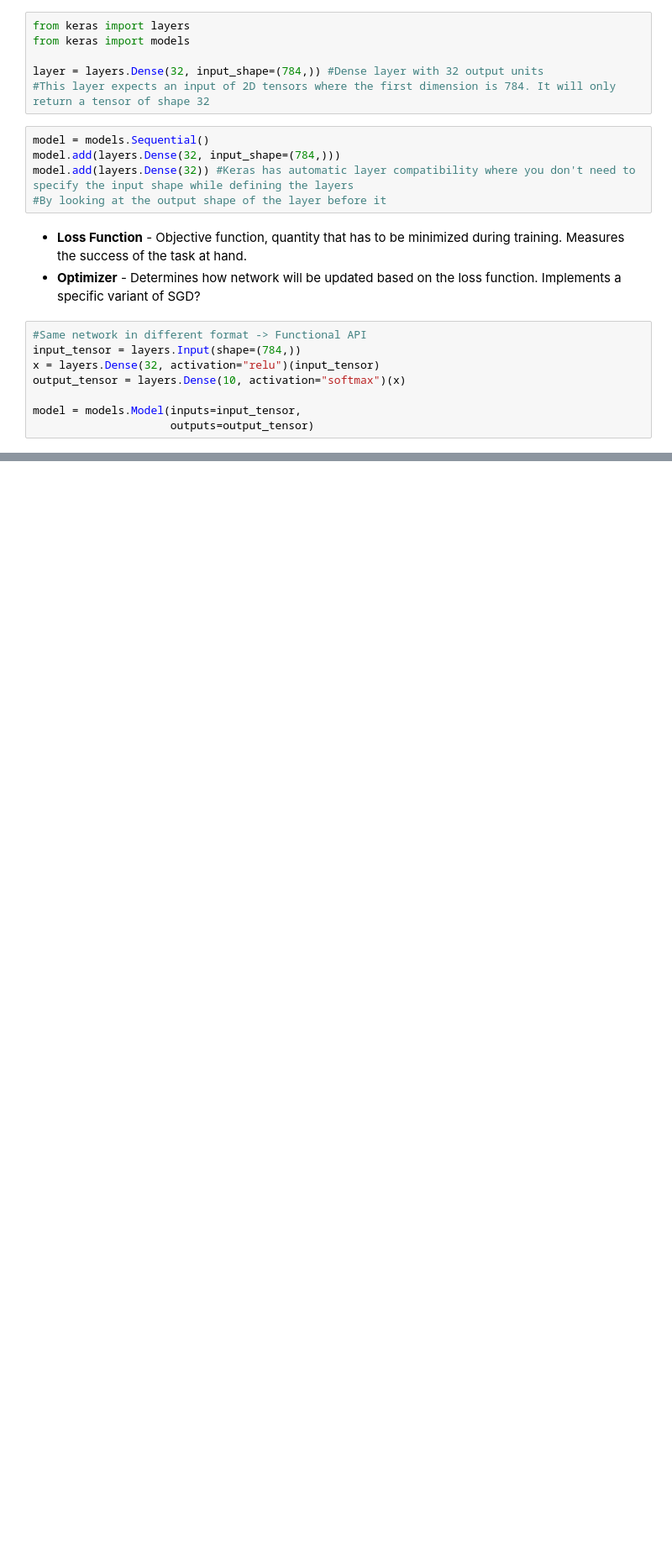
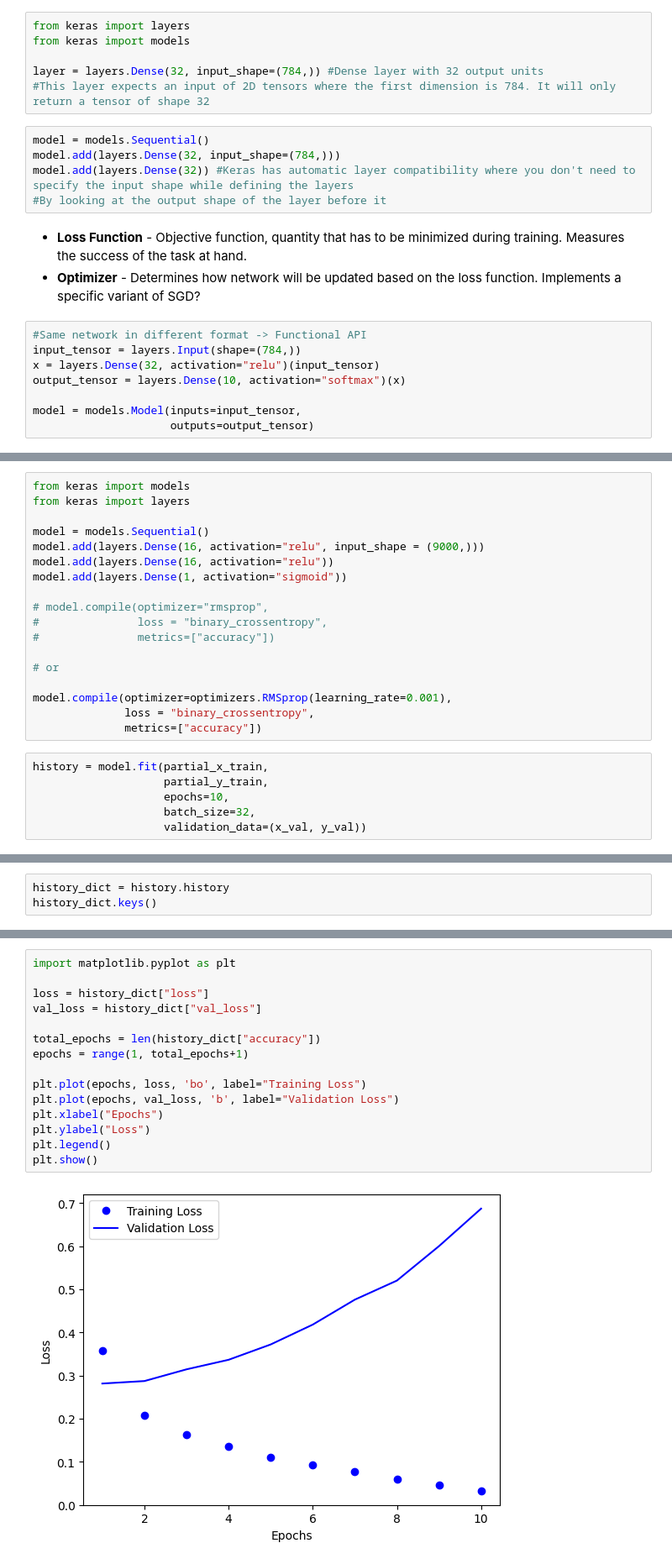
Before and after one commit to leonbora167/intelligent-system-explorations, a Jupyter notebook: Books/deep-learning-with-python/Network1.ipynb, the cells around one changed output, grey strips where cells are left out. Shown at 84% size. Cells and saved outputs as stored; diff of their text form; blank space fills up the shorter version.

```diff
--- a/Books/deep-learning-with-python/Network1.ipynb
+++ b/Books/deep-learning-with-python/Network1.ipynb
@@ -29,0 +119,24 @@ model = models.Model(inputs=input_tensor,
+# %%
+from keras import models
+from keras import layers
+
+model = models.Sequential()
+model.add(layers.Dense(16, activation="relu", input_shape = (9000,)))
+model.add(layers.Dense(16, activation="relu"))
+model.add(layers.Dense(1, activation="sigmoid"))
+
+# model.compile(optimizer="rmsprop",
+#               loss = "binary_crossentropy",
+#               metrics=["accuracy"])
+
+# or
+
+model.compile(optimizer=optimizers.RMSprop(learning_rate=0.001),
+              loss = "binary_crossentropy",
+              metrics=["accuracy"])
+# %%
+history = model.fit(partial_x_train,
+                    partial_y_train,
+                    epochs=10,
+                    batch_size=32,
+                    validation_data=(x_val, y_val))
@@ -29,0 +164,3 @@ model = models.Model(inputs=input_tensor,
+# %%
+history_dict = history.history
+history_dict.keys()
@@ -29,0 +169,17 @@ model = models.Model(inputs=input_tensor,
+# %%
+import matplotlib.pyplot as plt
+
+loss = history_dict["loss"]
+val_loss = history_dict["val_loss"]
+
+total_epochs = len(history_dict["accuracy"])
+epochs = range(1, total_epochs+1)
+
+plt.plot(epochs, loss, 'bo', label="Training Loss")
+plt.plot(epochs, val_loss, 'b', label="Validation Loss")
+plt.xlabel("Epochs")
+plt.ylabel("Loss")
+plt.legend()
+plt.show()
+# %% [output]
+[figure, added]
```
Also changed, not shown: parts of 25 cells of this notebook.
